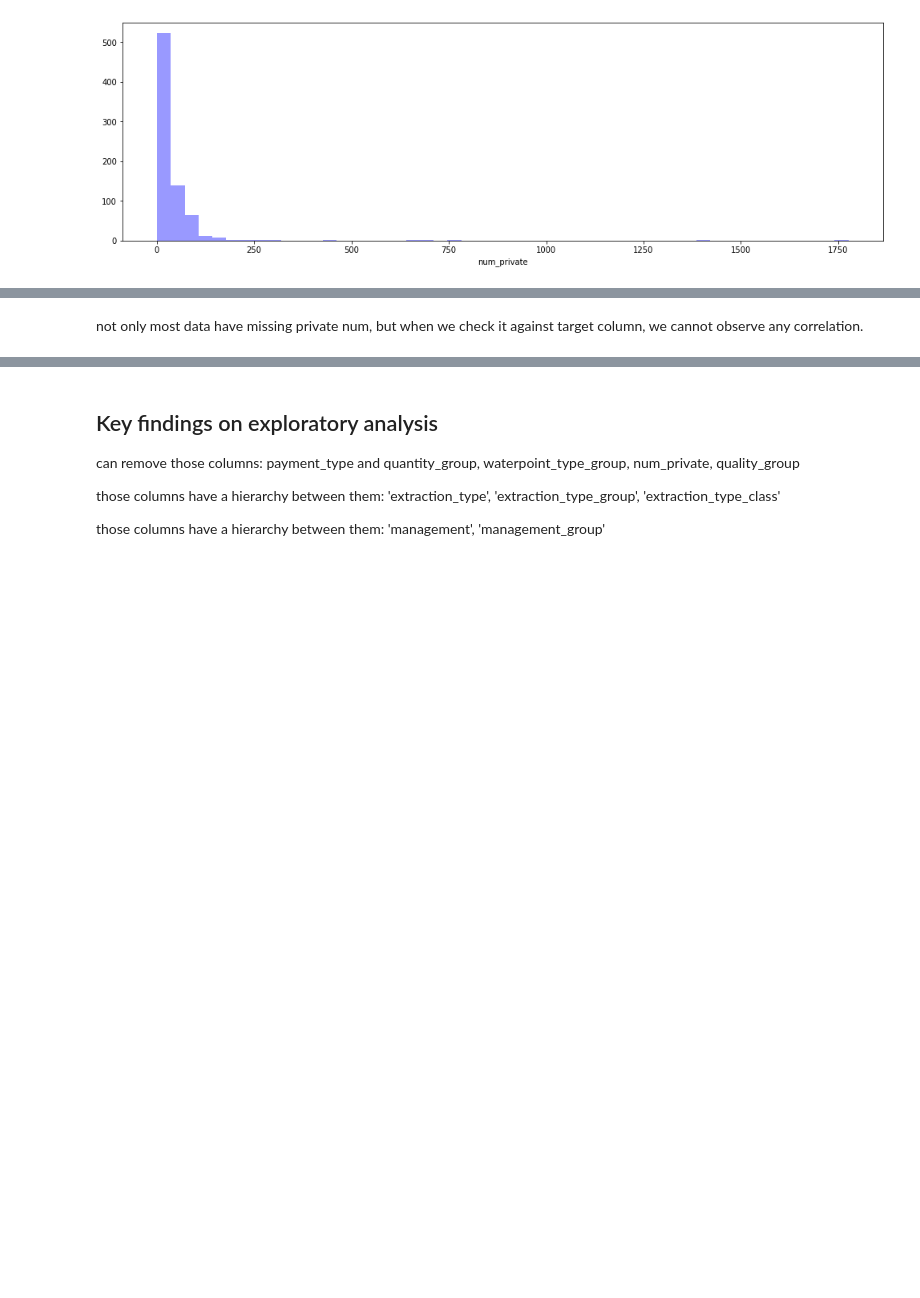
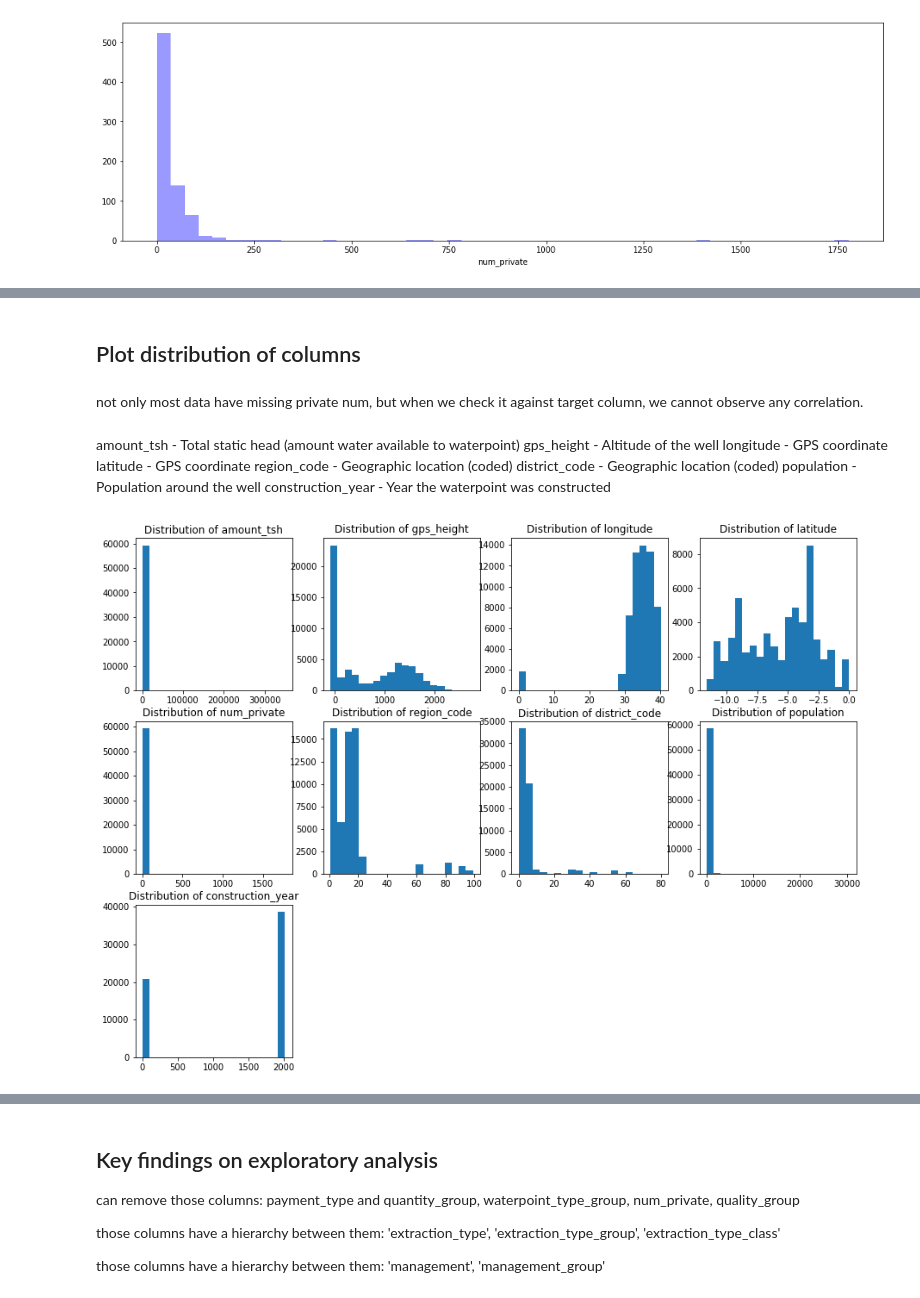
Before and after one commit to machine-learning-study-group/pump-it-up, a Jupyter notebook: exploratory_data_analysis.ipynb, the cells around one changed output, grey strips where cells are left out. Cells and saved outputs as stored; diff of their text form; code cells hidden in the pictures; blank space fills up the shorter version.

```diff
--- a/exploratory_data_analysis.ipynb
+++ b/exploratory_data_analysis.ipynb
@@ -328,3 +372,5 @@ sns.violinplot(x='status_group',y='num_private',data=df[(df.num_private>0)&(df.n
 [figure]
+# %% [markdown]
+## Plot distribution of columns
 # %% [markdown]
 not only most data have missing private num, but when we check it against target column, we cannot observe any correlation.
@@ -330,0 +380,22 @@ not only most data have missing private num, but when we check it against target
+# %% [markdown]
+amount_tsh - Total static head (amount water available to waterpoint)
+gps_height - Altitude of the well
+longitude - GPS coordinate
+latitude - GPS coordinate
+region_code - Geographic location (coded)
+district_code - Geographic location (coded)
+population - Population around the well
+construction_year - Year the waterpoint was constructed
+# %%
+plot_index=1
+max_plots=4
+for column in df.select_dtypes('number').columns:
+    axes = plt.subplot(4, max_plots, plot_index)
+    axes.set_title('Distribution of '+ column)
+    axes.figure.set_figheight(15)
+    axes.figure.set_figwidth(15)
+    axes.figure.set_tight_layout(False)
+    plt.hist(df[column],bins=20)
+    plot_index=plot_index+1
+# %% [output]
+[figure, added]
```
Also changed, not shown: parts of 29 cells of this notebook.
